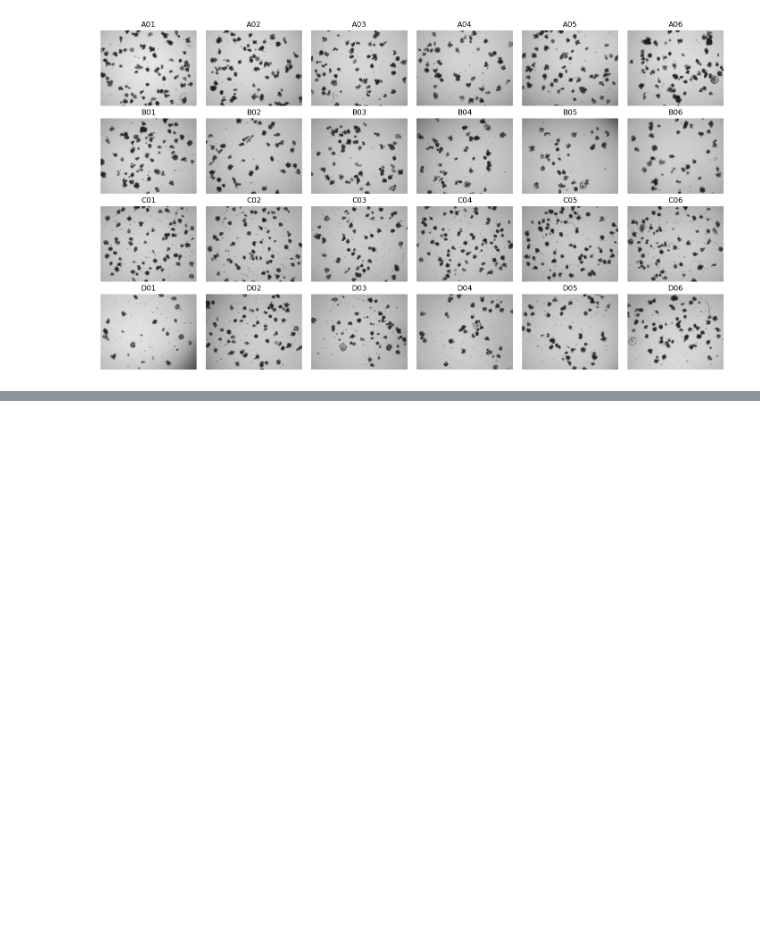
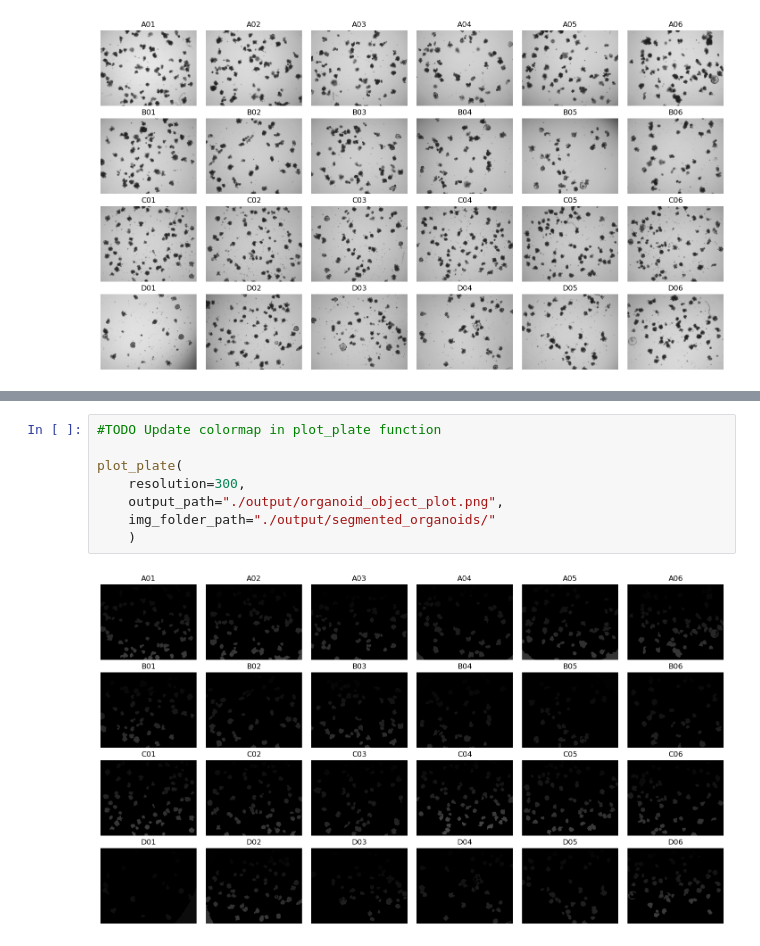
Before and after one commit to adiezsanchez/intestinal_organoid_brightfield_analysis, a Jupyter notebook: 3_plate_plotter.ipynb, the cells around one changed output, grey strips where cells are left out. Saved outputs shown, nothing was run; the diff lists cells and outputs as text; blank space fills up the shorter version.

Commit message:
Updated plate plotter

```diff
--- a/3_plate_plotter.ipynb
+++ b/3_plate_plotter.ipynb
@@ -12,0 +94,10 @@ plot_plate(300)
+# %%
+#TODO Update colormap in plot_plate function
+
+plot_plate(
+    resolution=300,
+    output_path="./output/organoid_object_plot.png",
+    img_folder_path="./output/segmented_organoids/"
+    )
+# %% [output]
+[figure, added]
```
Also changed, not shown: parts of 7 cells of this notebook.
